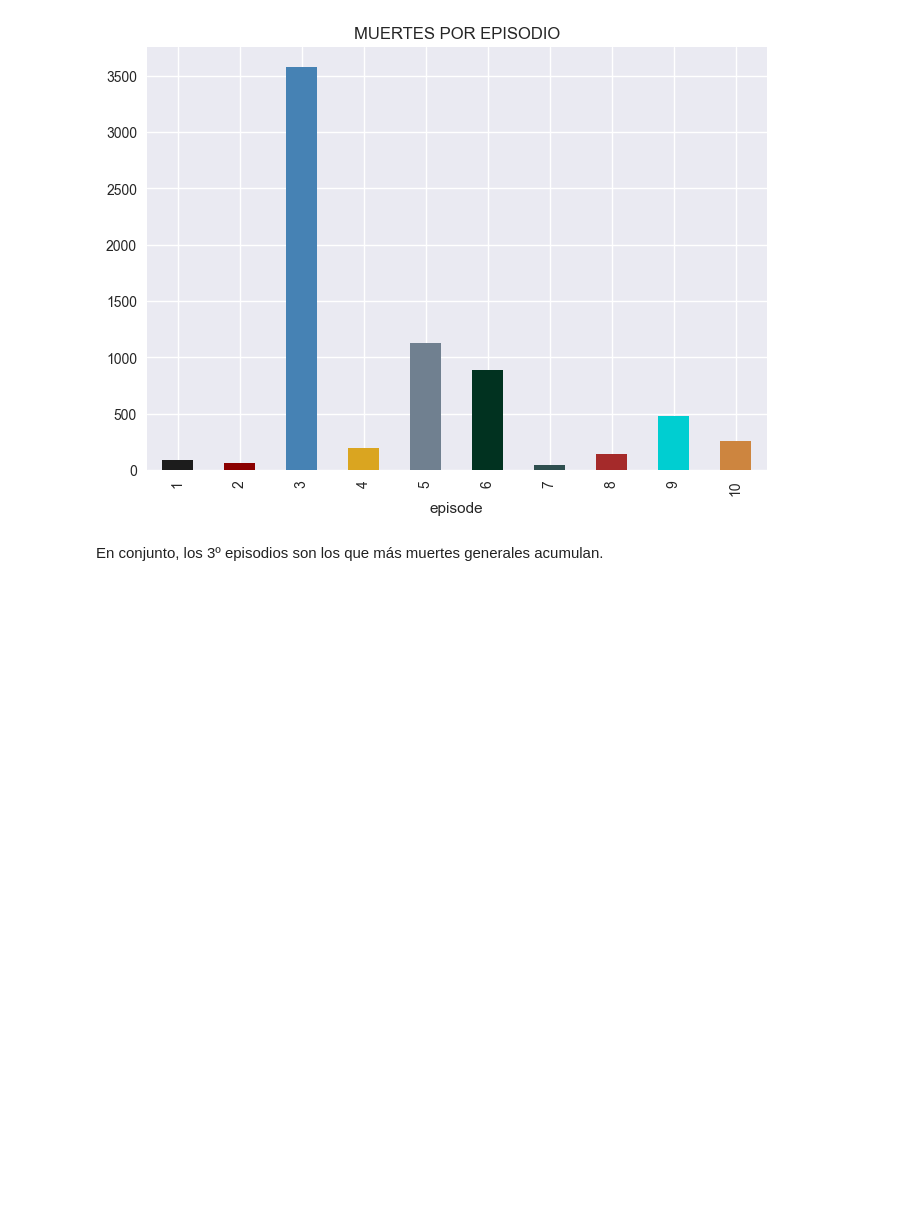
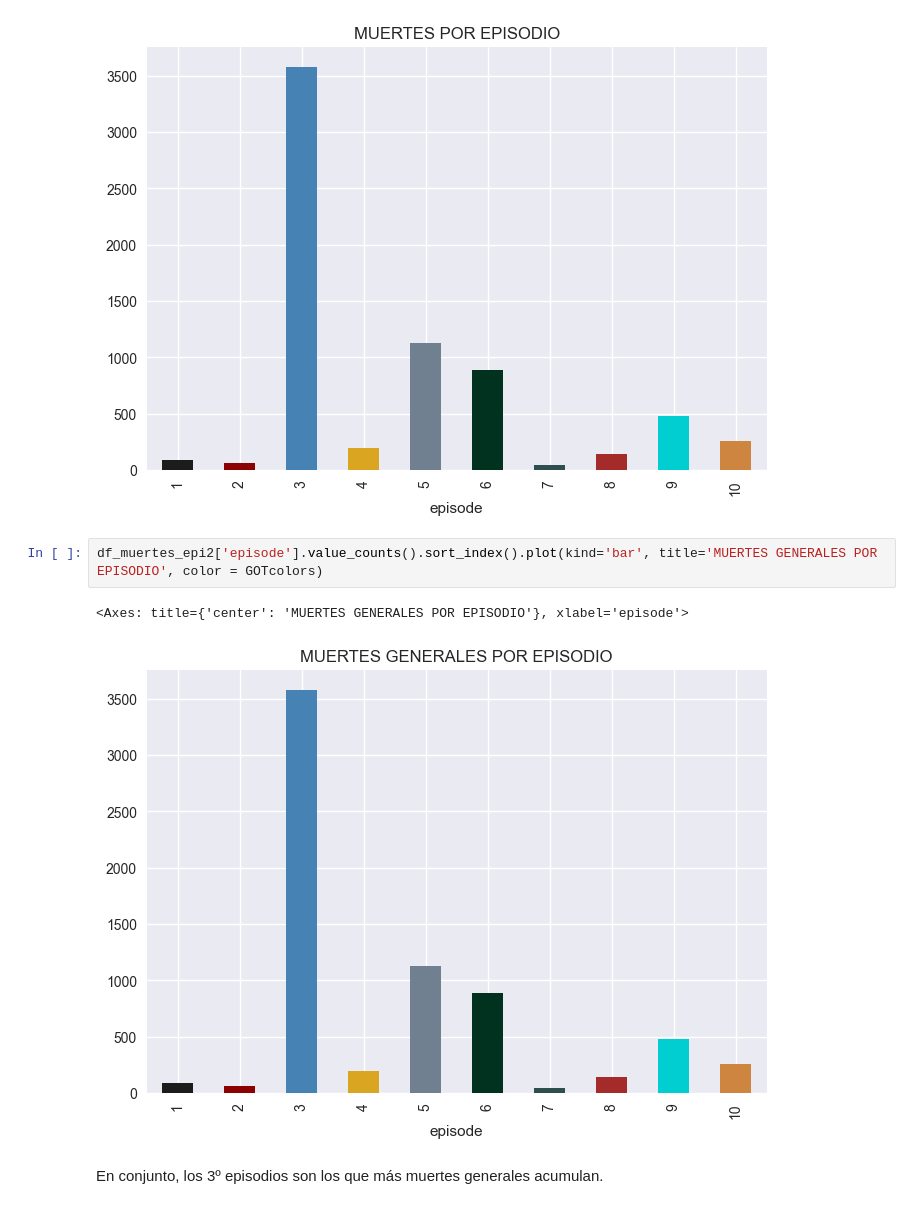
Before and after one commit to NereaLdA/EDA-Game_of_Thrones_, a Jupyter notebook: Memoria/Memoria.ipynb, the cells around one changed output. Saved outputs shown, nothing was run; the diff lists cells and outputs as text; blank space fills up the shorter version.

```diff
--- a/Memoria/Memoria.ipynb
+++ b/Memoria/Memoria.ipynb
@@ -369,6 +369,11 @@ df_muertes_epi2_clean['episode'].value_counts().sort_index().plot(kind='bar', ti
 # %% [output]
 <Axes: title={'center': 'MUERTES POR EPISODIO'}, xlabel='episode'>
 [figure]
+# %%
+df_muertes_epi2['episode'].value_counts().sort_index().plot(kind='bar', title='MUERTES GENERALES POR EPISODIO', color = GOTcolors)
+# %% [output]
+<Axes: title={'center': 'MUERTES GENERALES POR EPISODIO'}, xlabel='episode'>
+[figure, added]
 # %% [markdown]
 En conjunto, los 3º episodios son los que más muertes generales acumulan.
 # %% [markdown]
```
Also changed, not shown: 40 other files.
